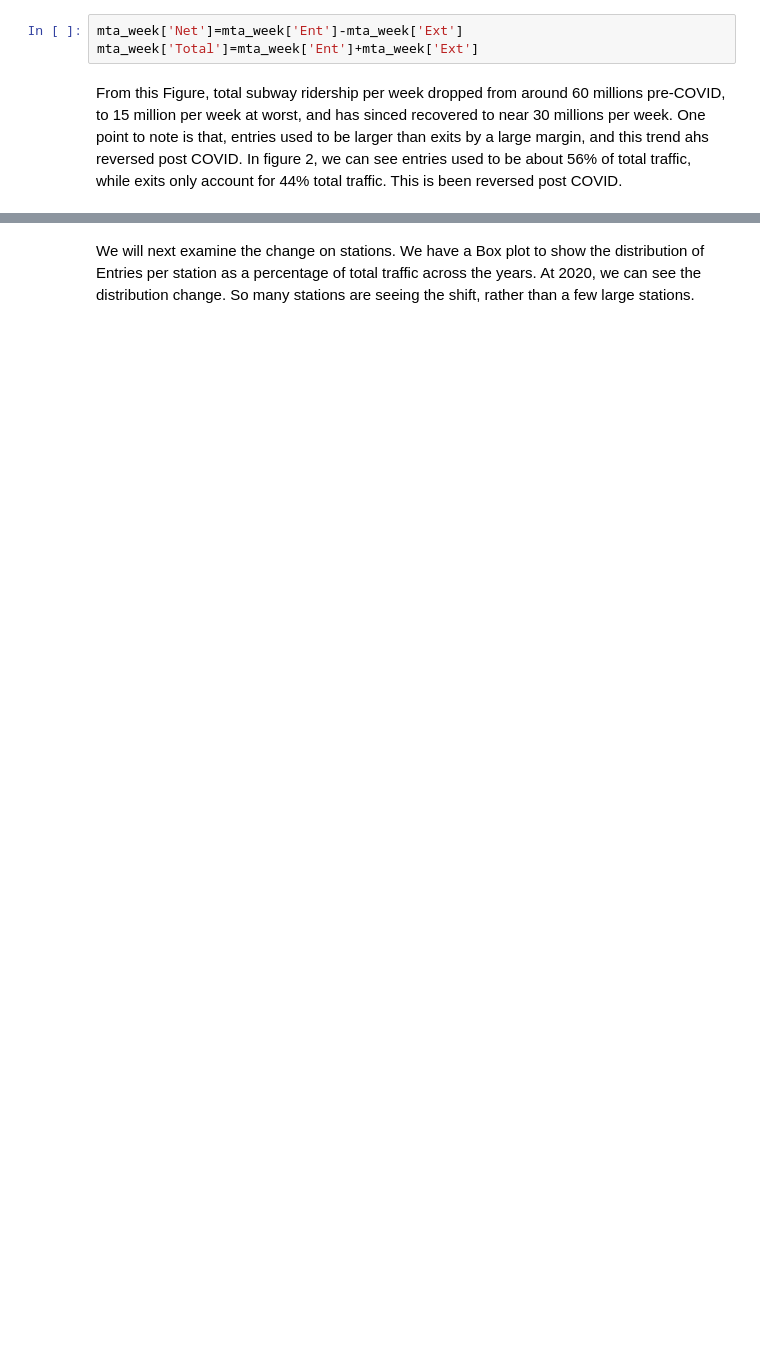
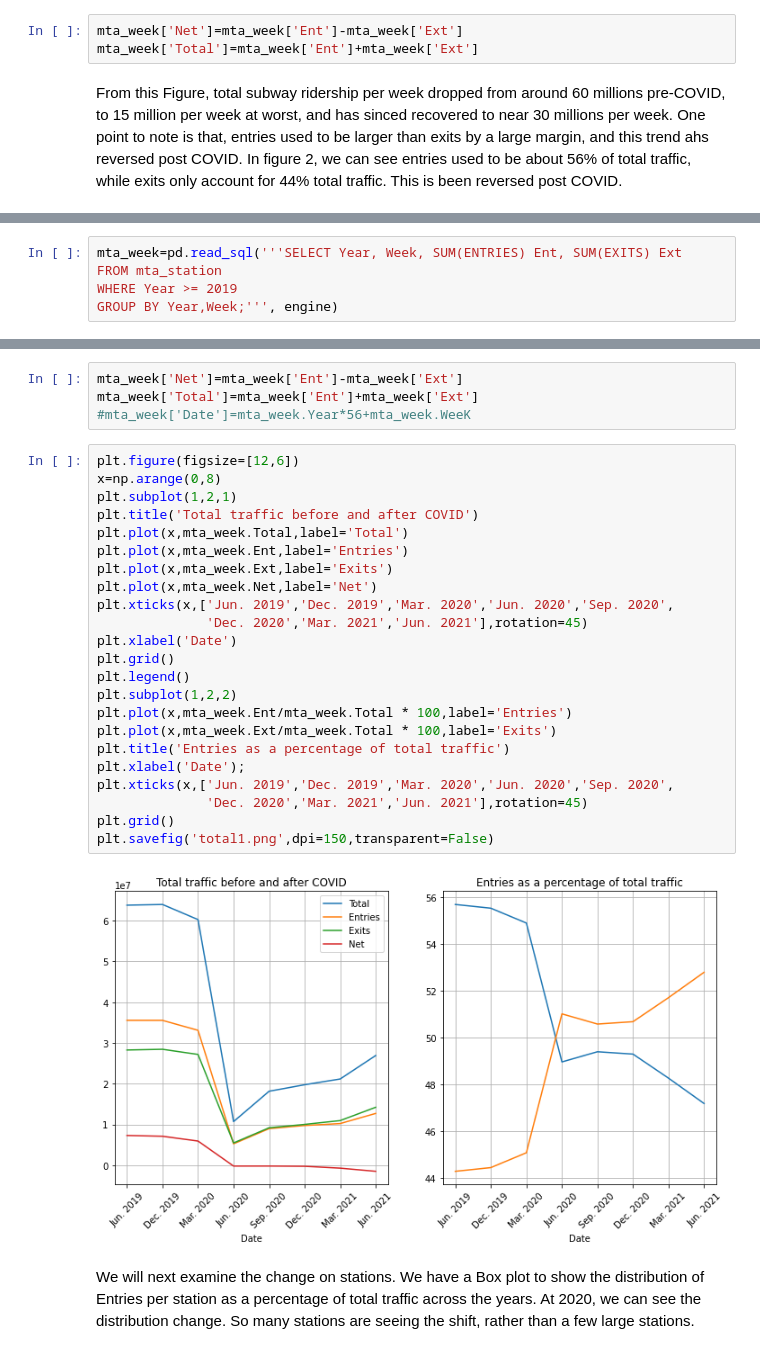
Before and after one commit to linmei99/metis_proj1_EDA, a Jupyter notebook: mta.ipynb, the cells around one changed output, grey strips where cells are left out. Saved outputs shown, nothing was run; the diff lists cells and outputs as text; blank space fills up the shorter version.

```diff
--- a/mta.ipynb
+++ b/mta.ipynb
@@ -163,2 +163,7 @@ plt.savefig('total1.png',dpi=150,transparent=False)
 # %% [output]
 [figure]
+# %%
+mta_week=pd.read_sql('''SELECT Year, Week, SUM(ENTRIES) Ent, SUM(EXITS) Ext
+FROM mta_station
+WHERE Year >= 2019
+GROUP BY Year,Week;''', engine)
@@ -165,3 +182,32 @@ plt.savefig('total1.png',dpi=150,transparent=False)
+# %%
+mta_week['Net']=mta_week['Ent']-mta_week['Ext']
+mta_week['Total']=mta_week['Ent']+mta_week['Ext']
+#mta_week['Date']=mta_week.Year*56+mta_week.WeeK
+# %%
+plt.figure(figsize=[12,6])
+x=np.arange(0,8)
+plt.subplot(1,2,1)
+plt.title('Total traffic before and after COVID')
+plt.plot(x,mta_week.Total,label='Total')
+plt.plot(x,mta_week.Ent,label='Entries')
+plt.plot(x,mta_week.Ext,label='Exits')
+plt.plot(x,mta_week.Net,label='Net')
+plt.xticks(x,['Jun. 2019','Dec. 2019','Mar. 2020','Jun. 2020','Sep. 2020',
+              'Dec. 2020','Mar. 2021','Jun. 2021'],rotation=45)
+plt.xlabel('Date')
+plt.grid()
+plt.legend()
+plt.subplot(1,2,2)
+plt.plot(x,mta_week.Ent/mta_week.Total * 100,label='Entries')
+plt.plot(x,mta_week.Ext/mta_week.Total * 100,label='Exits')
+plt.title('Entries as a percentage of total traffic')
+plt.xlabel('Date');
+plt.xticks(x,['Jun. 2019','Dec. 2019','Mar. 2020','Jun. 2020','Sep. 2020',
+              'Dec. 2020','Mar. 2021','Jun. 2021'],rotation=45)
+plt.grid()
+plt.savefig('total1.png',dpi=150,transparent=False)
+# %% [output]
+[figure, added]
 # %% [markdown]
 We will next examine the change on stations. We have a Box plot to show the distribution of
 Entries per station as a percentage of total traffic across the years.
```
Also changed, not shown: parts of 8 cells of this notebook, 1 other file.
